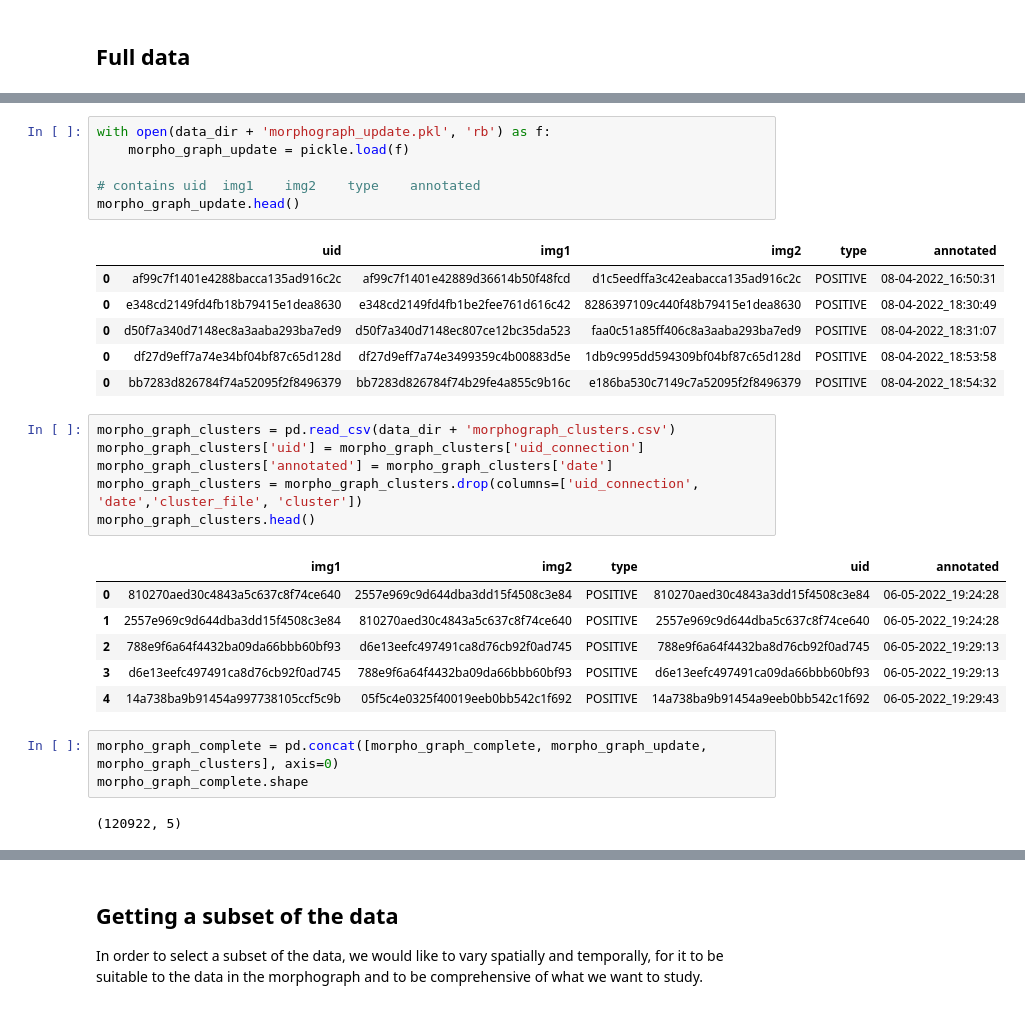
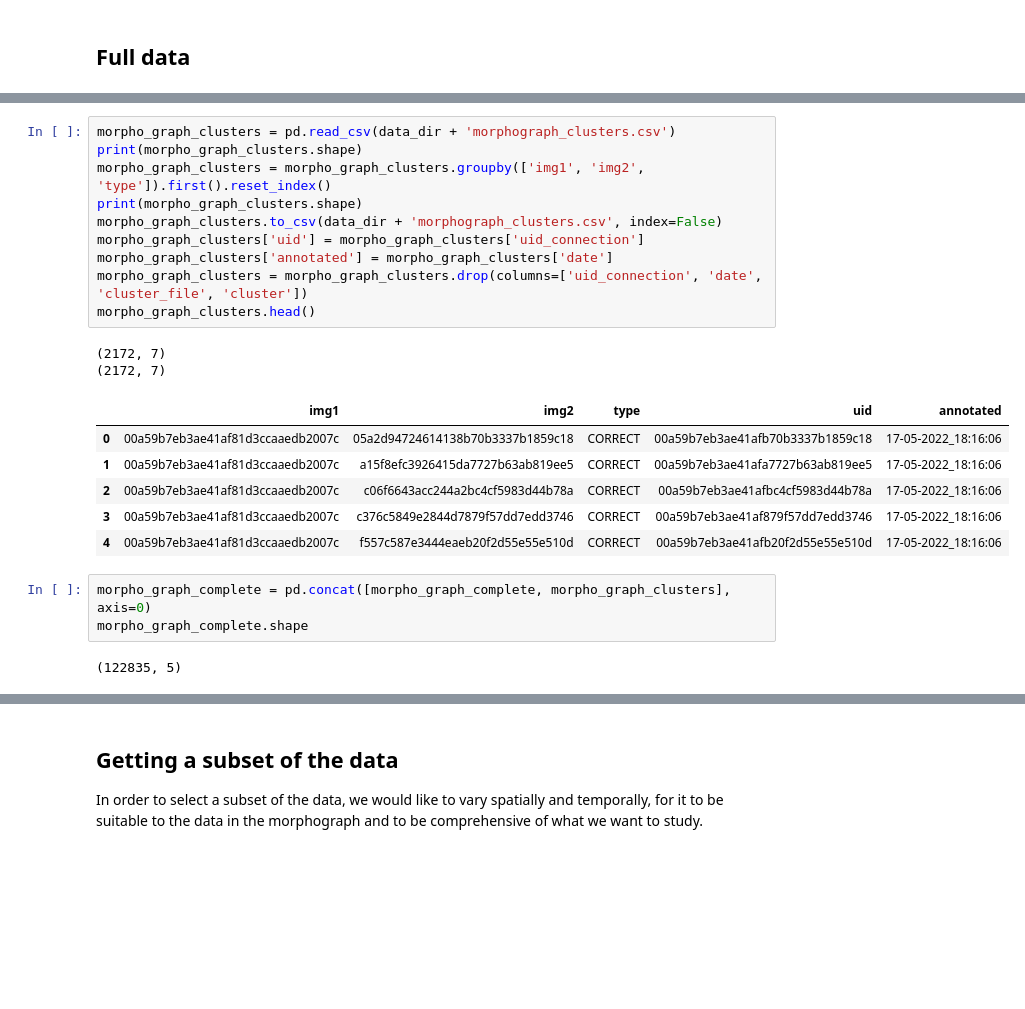
Before and after one commit to ludovicaschaerf/Cini_TDA, a Jupyter notebook: notebooks/Data.ipynb, the cells around one changed output, grey strips where cells are left out. Cells and saved outputs as stored; diff of their text form; blank space fills up the shorter version.

```diff
--- a/notebooks/Data.ipynb
+++ b/notebooks/Data.ipynb
@@ -205,34 +128,27 @@ morpho_graph_complete.head()
 | 2 | bf4d99eaf7da4bd486f9007c90c177a5 | 94fe74bcebf9442fb5cd9a0327590a84 | 726f47fb5bd94c5db8069334cc58020e | POSITIVE | 2017-07-20 12:18:23.705228+00:00 |
 | 3 | b29ec3c83c5641f9b6afadb2409b6746 | 922fe92d61e744b1a9462c848a916bcf | 726f47fb5bd94c5db8069334cc58020e | POSITIVE | 2017-07-20 12:18:24.021703+00:00 |
 | 4 | ab27b55997b94bef9cca122829e9f64d | 94fe74bcebf9442fb5cd9a0327590a84 | 922fe92d61e744b1a9462c848a916bcf | POSITIVE | 2017-07-20 12:18:23.873097+00:00 |
-# %%
-with open(data_dir + 'morphograph_update.pkl', 'rb') as f:
-    morpho_graph_update = pickle.load(f)
-
-# contains uid	img1	img2	type	annotated
-morpho_graph_update.head()
-# %% [output]
-|  | uid | img1 | img2 | type | annotated |
-| 0 | af99c7f1401e4288bacca135ad916c2c | af99c7f1401e42889d36614b50f48fcd | d1c5eedffa3c42eabacca135ad916c2c | POSITIVE | 08-04-2022_16:50:31 |
-| 0 | e348cd2149fd4fb18b79415e1dea8630 | e348cd2149fd4fb1be2fee761d616c42 | 8286397109c440f48b79415e1dea8630 | POSITIVE | 08-04-2022_18:30:49 |
-| 0 | d50f7a340d7148ec8a3aaba293ba7ed9 | d50f7a340d7148ec807ce12bc35da523 | faa0c51a85ff406c8a3aaba293ba7ed9 | POSITIVE | 08-04-2022_18:31:07 |
-| 0 | df27d9eff7a74e34bf04bf87c65d128d | df27d9eff7a74e3499359c4b00883d5e | 1db9c995dd594309bf04bf87c65d128d | POSITIVE | 08-04-2022_18:53:58 |
-| 0 | bb7283d826784f74a52095f2f8496379 | bb7283d826784f74b29fe4a855c9b16c | e186ba530c7149c7a52095f2f8496379 | POSITIVE | 08-04-2022_18:54:32 |
 # %%
 morpho_graph_clusters = pd.read_csv(data_dir + 'morphograph_clusters.csv')
+print(morpho_graph_clusters.shape)
+morpho_graph_clusters = morpho_graph_clusters.groupby(['img1', 'img2', 'type']).first().reset_index()
+print(morpho_graph_clusters.shape)
+morpho_graph_clusters.to_csv(data_dir + 'morphograph_clusters.csv', index=False)
 morpho_graph_clusters['uid'] = morpho_graph_clusters['uid_connection']
 morpho_graph_clusters['annotated'] = morpho_graph_clusters['date']
-morpho_graph_clusters = morpho_graph_clusters.drop(columns=['uid_connection', 'date','cluster_file', 'cluster'])
+morpho_graph_clusters = morpho_graph_clusters.drop(columns=['uid_connection', 'date', 'cluster_file', 'cluster'])
 morpho_graph_clusters.head()
 # %% [output]
+(2172, 7)
+(2172, 7)
 |  | img1 | img2 | type | uid | annotated |
-| 0 | 810270aed30c4843a5c637c8f74ce640 | 2557e969c9d644dba3dd15f4508c3e84 | POSITIVE | 810270aed30c4843a3dd15f4508c3e84 | 06-05-2022_19:24:28 |
-| 1 | 2557e969c9d644dba3dd15f4508c3e84 | 810270aed30c4843a5c637c8f74ce640 | POSITIVE | 2557e969c9d644dba5c637c8f74ce640 | 06-05-2022_19:24:28 |
-| 2 | 788e9f6a64f4432ba09da66bbb60bf93 | d6e13eefc497491ca8d76cb92f0ad745 | POSITIVE | 788e9f6a64f4432ba8d76cb92f0ad745 | 06-05-2022_19:29:13 |
-| 3 | d6e13eefc497491ca8d76cb92f0ad745 | 788e9f6a64f4432ba09da66bbb60bf93 | POSITIVE | d6e13eefc497491ca09da66bbb60bf93 | 06-05-2022_19:29:13 |
-| 4 | 14a738ba9b91454a997738105ccf5c9b | 05f5c4e0325f40019eeb0bb542c1f692 | POSITIVE | 14a738ba9b91454a9eeb0bb542c1f692 | 06-05-2022_19:29:43 |
+| 0 | 00a59b7eb3ae41af81d3ccaaedb2007c | 05a2d94724614138b70b3337b1859c18 | CORRECT | 00a59b7eb3ae41afb70b3337b1859c18 | 17-05-2022_18:16:06 |
+| 1 | 00a59b7eb3ae41af81d3ccaaedb2007c | a15f8efc3926415da7727b63ab819ee5 | CORRECT | 00a59b7eb3ae41afa7727b63ab819ee5 | 17-05-2022_18:16:06 |
+| 2 | 00a59b7eb3ae41af81d3ccaaedb2007c | c06f6643acc244a2bc4cf5983d44b78a | CORRECT | 00a59b7eb3ae41afbc4cf5983d44b78a | 17-05-2022_18:16:06 |
+| 3 | 00a59b7eb3ae41af81d3ccaaedb2007c | c376c5849e2844d7879f57dd7edd3746 | CORRECT | 00a59b7eb3ae41af879f57dd7edd3746 | 17-05-2022_18:16:06 |
+| 4 | 00a59b7eb3ae41af81d3ccaaedb2007c | f557c587e3444eaeb20f2d55e55e510d | CORRECT | 00a59b7eb3ae41afb20f2d55e55e510d | 17-05-2022_18:16:06 |
 # %%
-morpho_graph_complete = pd.concat([morpho_graph_complete, morpho_graph_update, morpho_graph_clusters], axis=0)
+morpho_graph_complete = pd.concat([morpho_graph_complete, morpho_graph_clusters], axis=0)
 morpho_graph_complete.shape
 # %% [output]
-(120922, 5)
+(122835, 5)
```
Also changed, not shown: parts of 82 cells of this notebook.
